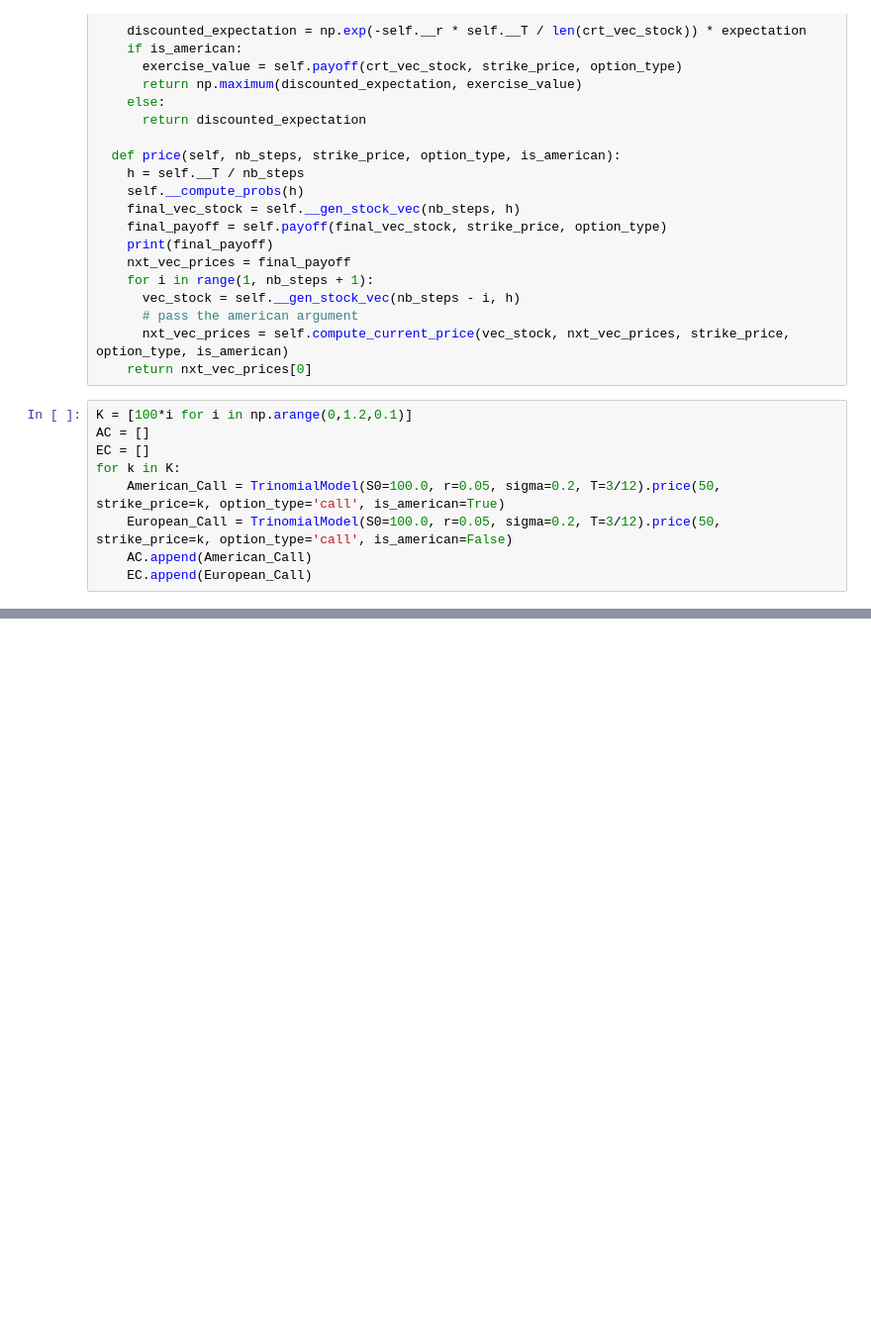
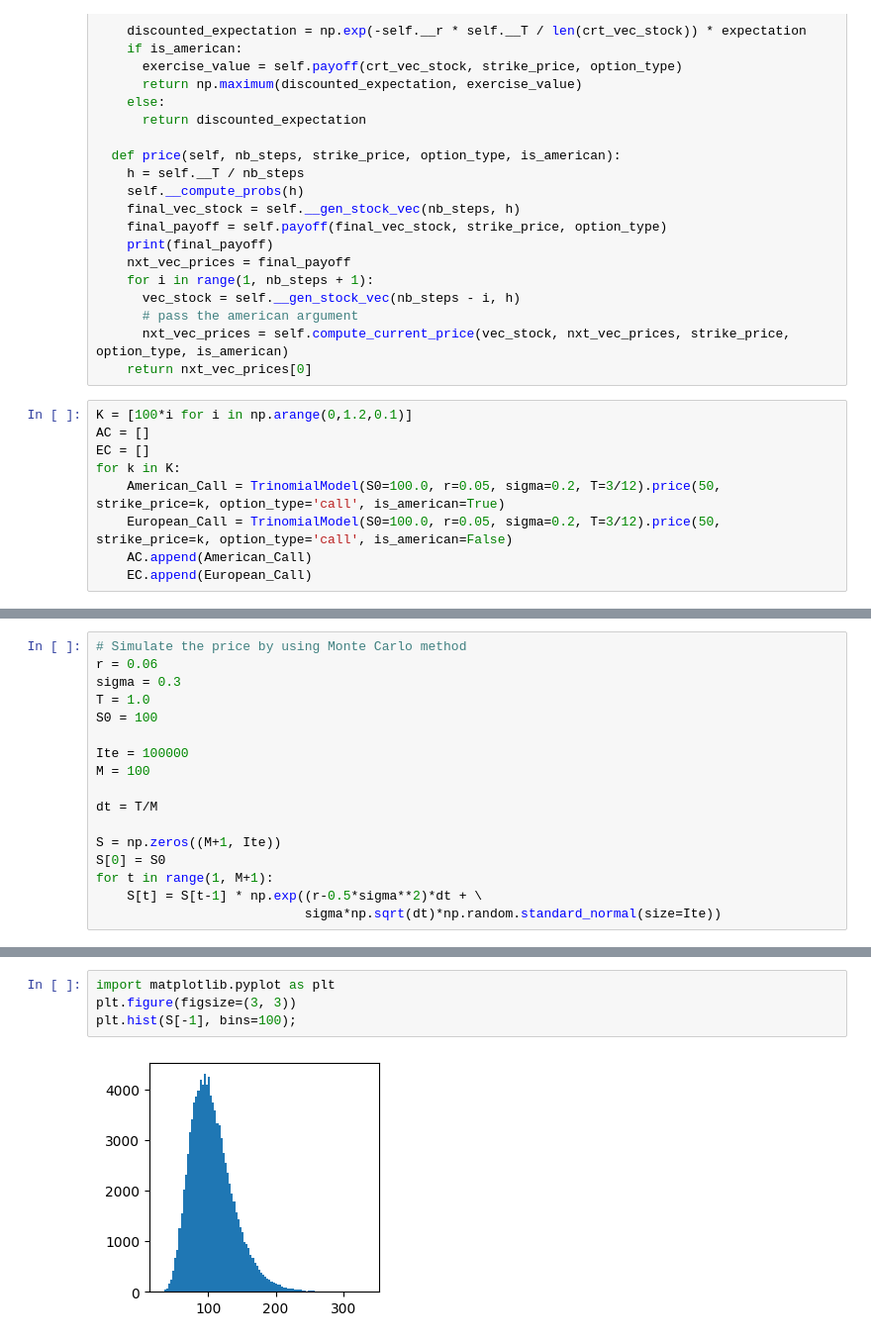
Before and after one commit to Huynh-Tr/MScFE-4, a Jupyter notebook: Derivative Pricing.ipynb, the cells around one changed output, grey strips where cells are left out. Shown at 99% size. Saved outputs shown, nothing was run; the diff lists cells and outputs as text; blank space fills up the shorter version.

```diff
--- a/Derivative Pricing.ipynb
+++ b/Derivative Pricing.ipynb
@@ -1326,0 +1331,17 @@ for k in K:
+# %%
+# Simulate the price by using Monte Carlo method
+r = 0.06
+sigma = 0.3
+T = 1.0
+S0 = 100
+
+Ite = 100000
+M = 100
+
+dt = T/M
+
+S = np.zeros((M+1, Ite))
+S[0] = S0
+for t in range(1, M+1):
+    S[t] = S[t-1] * np.exp((r-0.5*sigma**2)*dt + \
+                           sigma*np.sqrt(dt)*np.random.standard_normal(size=Ite))
@@ -1326,0 +1352,6 @@ for k in K:
+# %%
+import matplotlib.pyplot as plt
+plt.figure(figsize=(3, 3))
+plt.hist(S[-1], bins=100);
+# %% [output]
+[figure, added]
```
Also changed, not shown: parts of 21 cells of this notebook.
